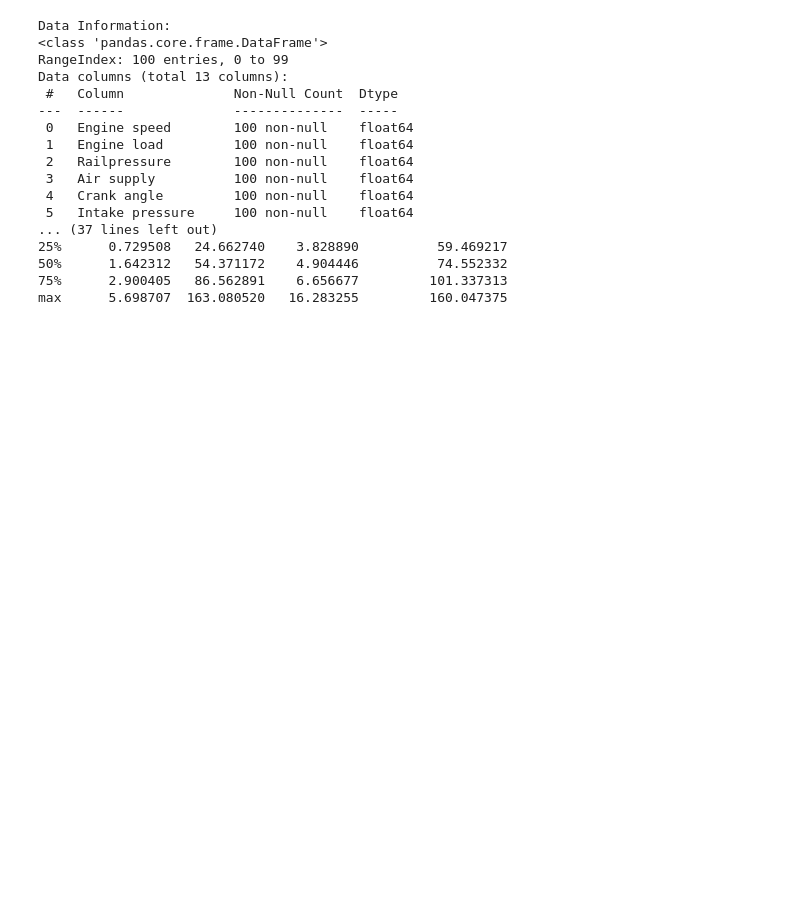
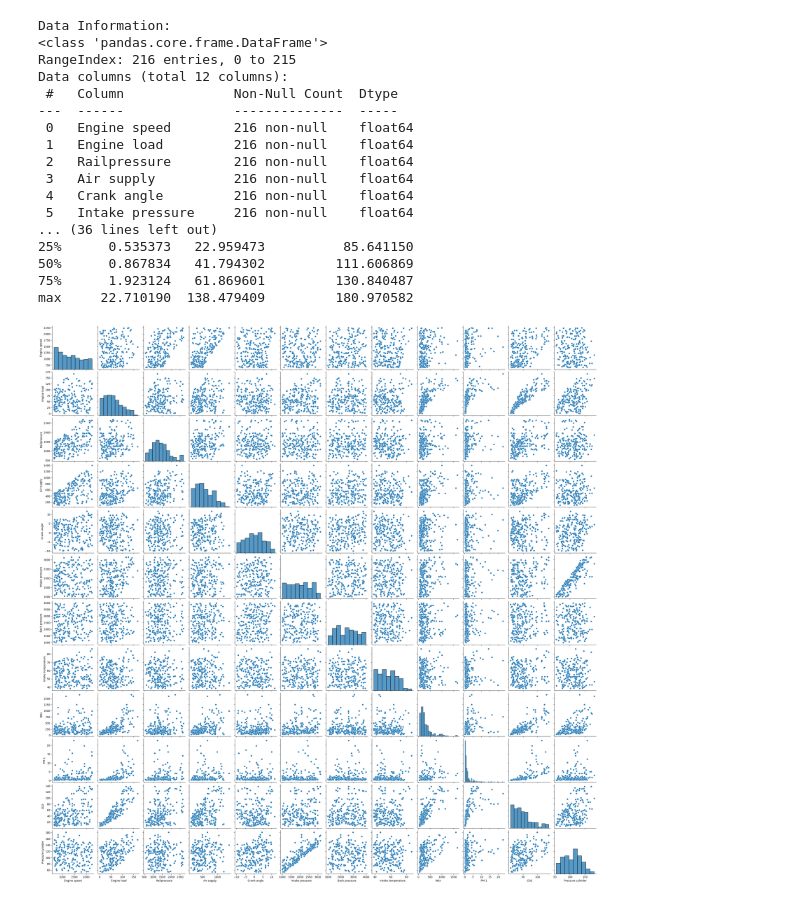
Before and after one commit to InesZenkri/Scoobydoo, a Jupyter notebook: of_inital_data.ipynb, the cells around one changed output. Cells and saved outputs as stored; diff of their text form; code cells hidden in the pictures; blank space fills up the shorter version.

```diff
--- a/of_inital_data.ipynb
+++ b/of_inital_data.ipynb
@@ -19,32 +25,40 @@ from sklearn.preprocessing import MinMaxScaler
 # %%
-data = pd.read_csv("initial_data.csv")
+data = pd.read_csv("training_data_dump_2.csv")
 print("Data Information:")
 print(data.info())
 print("\nData Statistics:")
 print(data.describe())
-x = data.iloc[:, :-5].values
-y = data.iloc[:, -5:].values
+x = data.iloc[:, :-4].values
+y = data.iloc[:, -4:].values
+
+scaler_x = StandardScaler()
+x_scaled = scaler_x.fit_transform(x)
+
+scaler_y = StandardScaler()
+y_scaled = scaler_y.fit_transform(y)
 # %% [output]
 Data Information:
 <class 'pandas.core.frame.DataFrame'>
-RangeIndex: 100 entries, 0 to 99
-Data columns (total 13 columns):
+RangeIndex: 216 entries, 0 to 215
+Data columns (total 12 columns):
  #   Column              Non-Null Count  Dtype
 ---  ------              --------------  -----
- 0   Engine speed        100 non-null    float64
- 1   Engine load         100 non-null    float64
- 2   Railpressure        100 non-null    float64
- 3   Air supply          100 non-null    float64
- 4   Crank angle         100 non-null    float64
- 5   Intake pressure     100 non-null    float64
-... (37 lines left out)
-25%      0.729508   24.662740    3.828890          59.469217
-50%      1.642312   54.371172    4.904446          74.552332
-75%      2.900405   86.562891    6.656677         101.337313
-max      5.698707  163.080520   16.283255         160.047375
+ 0   Engine speed        216 non-null    float64
+ 1   Engine load         216 non-null    float64
+ 2   Railpressure        216 non-null    float64
+ 3   Air supply          216 non-null    float64
+ 4   Crank angle         216 non-null    float64
+ 5   Intake pressure     216 non-null    float64
+... (36 lines left out)
+25%      0.535373   22.959473          85.641150
+50%      0.867834   41.794302         111.606869
+75%      1.923124   61.869601         130.840487
+max     22.710190  138.479409         180.970582
 # %%
-#sns.pairplot(data)
-#plt.show()
+sns.pairplot(data)
+plt.show()
+# %% [output]
+[figure, added]
 # %%
 corr_matrix = data.corr()
 
```
Also changed, not shown: parts of 6 cells of this notebook, 6 other files.
